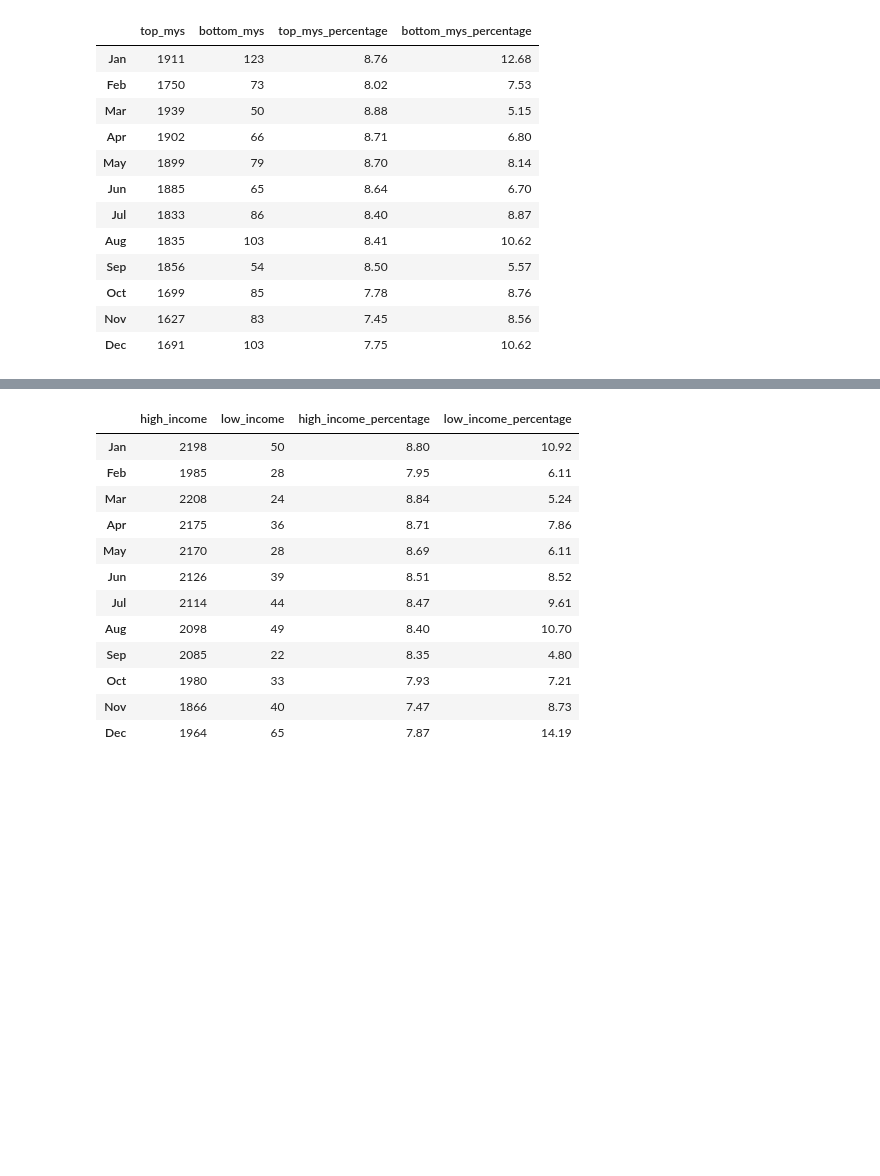
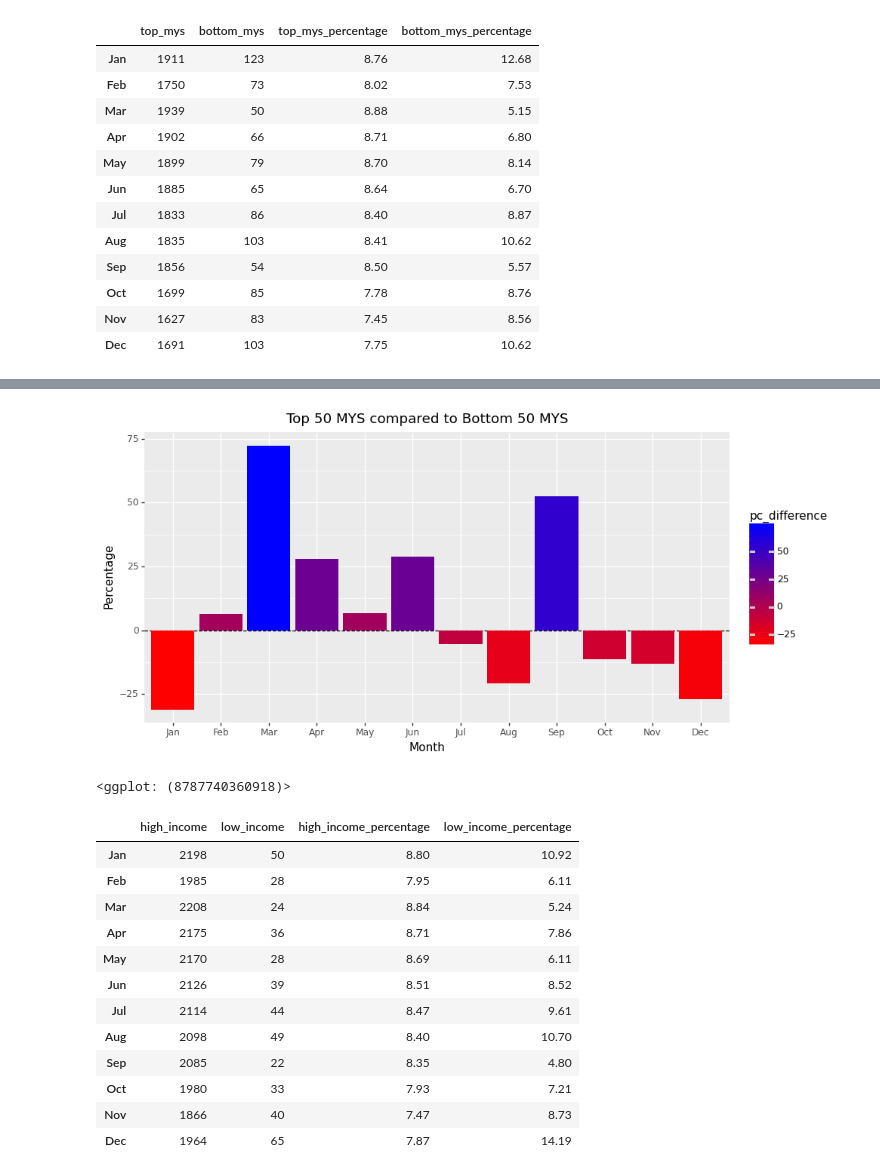
Before and after one commit to OjasSB/DS105, a Jupyter notebook: notebooks/Birth Month Analysis.ipynb, the cells around one changed output, grey strips where cells are left out. Cells and saved outputs as stored; diff of their text form; code cells hidden in the pictures; blank space fills up the shorter version.

```diff
--- a/notebooks/Birth Month Analysis.ipynb
+++ b/notebooks/Birth Month Analysis.ipynb
@@ -167,3 +229,17 @@ monthly_df
+# %%
+monthly_df['difference']=monthly_df['top_mys_percentage']-monthly_df['bottom_mys_percentage']
+monthly_df['pc_difference']=monthly_df['difference']/monthly_df['bottom_mys_percentage']*100
+monthly_df['pc_difference']=monthly_df['pc_difference'].round(2)
+monthly_df
+ggplot(monthly_df,aes(x=monthly_df.index,y='pc_difference', fill='pc_difference'))\
+    + geom_hline(yintercept=0, linetype='dashed', color='black') \
+    + geom_bar(stat='identity') \
+    + labs(x='Month', y='Percentage', title='Top 50 MYS compared to Bottom 50 MYS') \
+    + theme(figure_size=(10, 5))\
+    + scale_fill_gradient(low='red',high='blue')
+# %% [output]
+[figure, added]
+<ggplot: (8787740360918)>
 # %%
 # Analysis for World Bank income category. High vs low income countries.
 high_income=data.query('country in @utils.high_income')
```
Also changed, not shown: parts of 18 cells of this notebook.
